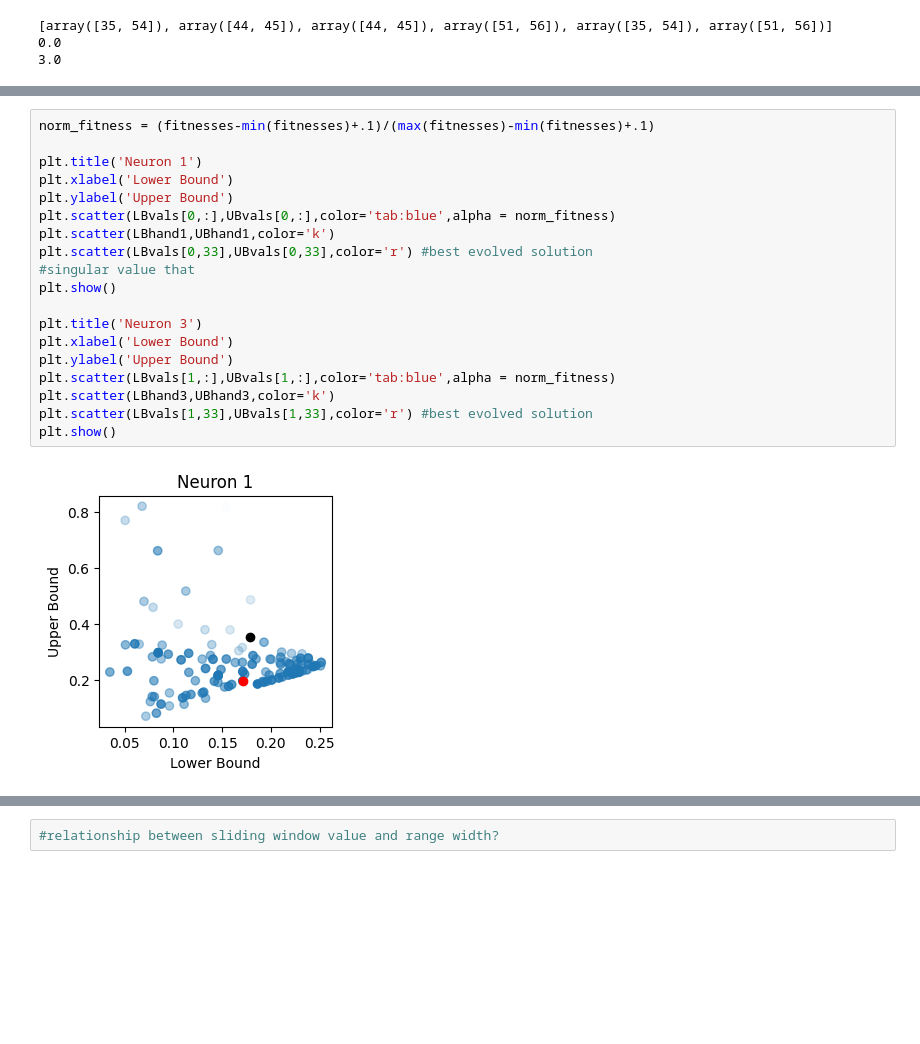
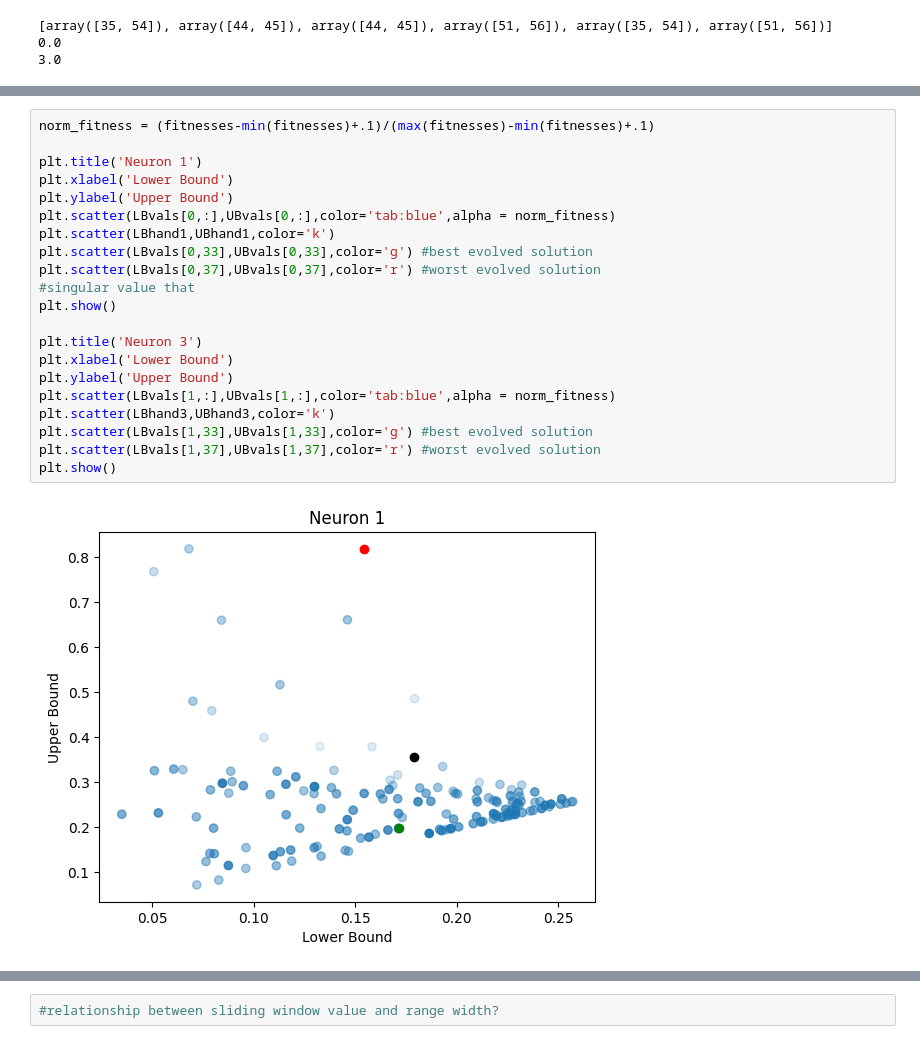
Before and after one commit to ljstolting/EvolvingHP, a Jupyter notebook: Python/SolnAnalysis.ipynb, the cells around one changed output, grey strips where cells are left out. Drawn from its saved outputs; the diff is of its cells as text; blank space fills up the shorter version.

```diff
--- a/Python/SolnAnalysis.ipynb
+++ b/Python/SolnAnalysis.ipynb
@@ -646,21 +624,23 @@ print(np.where(fitnesses==np.max(fitnesses)))
 # %%
 norm_fitness = (fitnesses-min(fitnesses)+.1)/(max(fitnesses)-min(fitnesses)+.1)
 
 plt.title('Neuron 1')
 plt.xlabel('Lower Bound')
 plt.ylabel('Upper Bound')
 plt.scatter(LBvals[0,:],UBvals[0,:],color='tab:blue',alpha = norm_fitness)
 plt.scatter(LBhand1,UBhand1,color='k')
-plt.scatter(LBvals[0,33],UBvals[0,33],color='r') #best evolved solution
+plt.scatter(LBvals[0,33],UBvals[0,33],color='g') #best evolved solution
+plt.scatter(LBvals[0,37],UBvals[0,37],color='r') #worst evolved solution
 #singular value that
 plt.show()
 
 plt.title('Neuron 3')
 plt.xlabel('Lower Bound')
 plt.ylabel('Upper Bound')
 plt.scatter(LBvals[1,:],UBvals[1,:],color='tab:blue',alpha = norm_fitness)
 plt.scatter(LBhand3,UBhand3,color='k')
-plt.scatter(LBvals[1,33],UBvals[1,33],color='r') #best evolved solution
+plt.scatter(LBvals[1,33],UBvals[1,33],color='g') #best evolved solution
+plt.scatter(LBvals[1,37],UBvals[1,37],color='r') #worst evolved solution
 plt.show()
 # %% [output]
-[figure, old version]
+[figure, new version]
```
Also changed, not shown: parts of 3 cells of this notebook, 23 other files.
